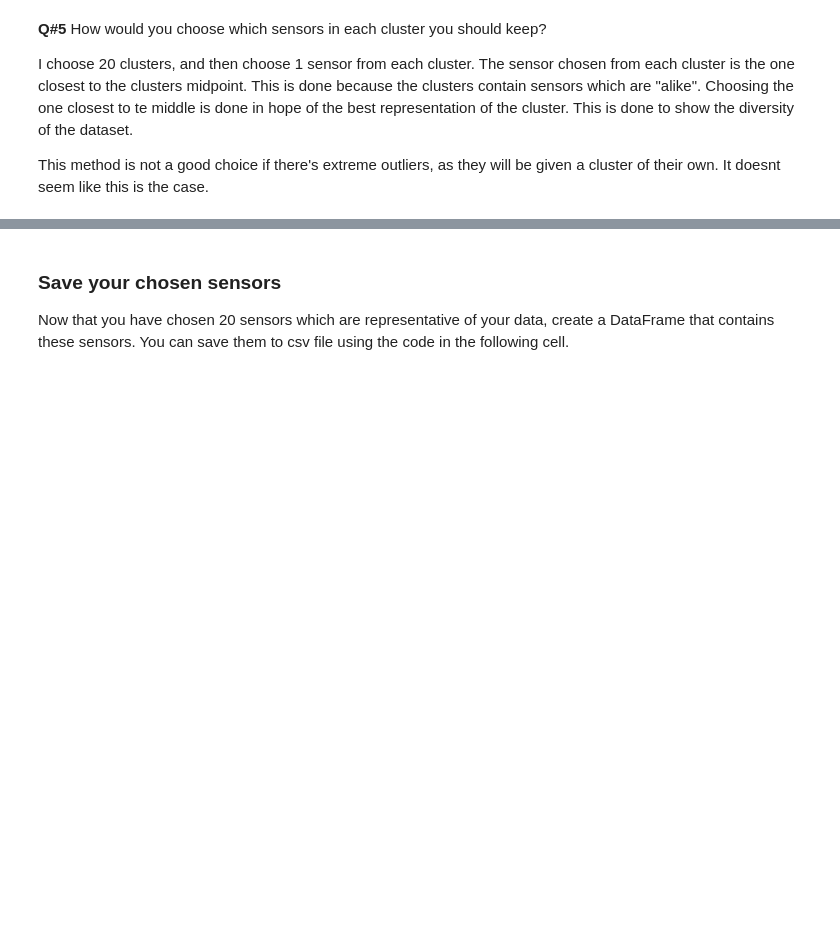
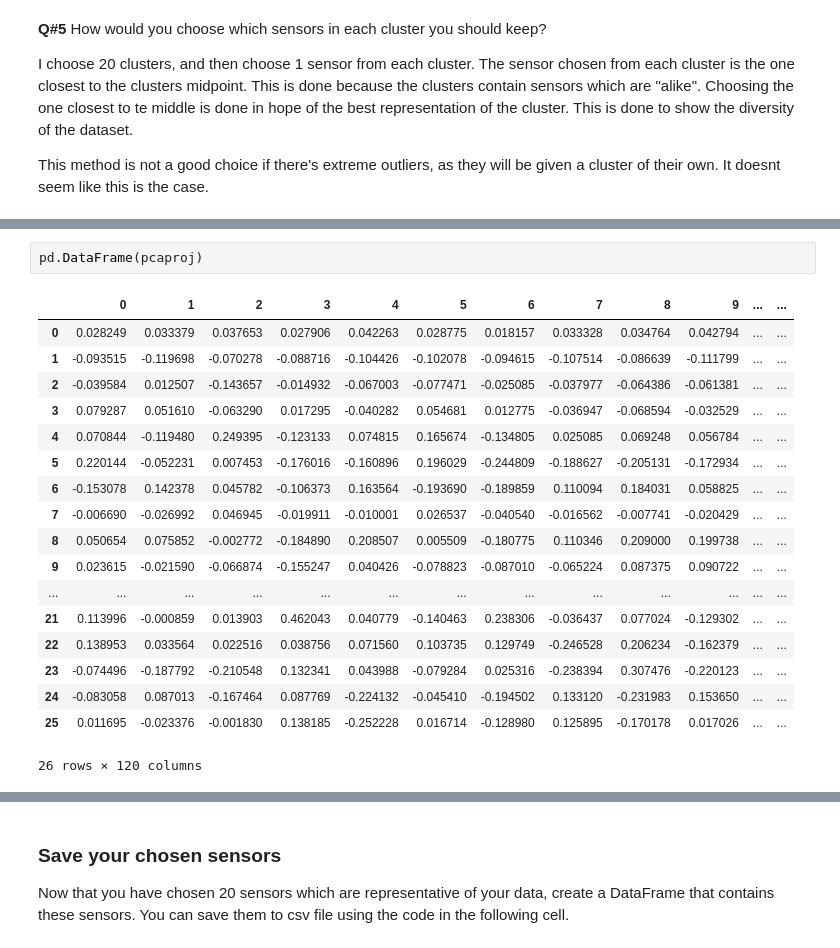
Before and after one commit to pmierzwa/intelligentSystemsDeliverable3, a Jupyter notebook: HI3_handl_and_expl.ipynb, the cells around one changed output, grey strips where cells are left out. Saved outputs shown, nothing was run; the diff lists cells and outputs as text; blank space fills up the shorter version.

```diff
--- a/HI3_handl_and_expl.ipynb
+++ b/HI3_handl_and_expl.ipynb
@@ -255,0 +220,21 @@ Name: Sensors, dtype: object
+# %%
+pd.DataFrame(pcaproj)
+# %% [output]
+|  | 0 | 1 | 2 | 3 | 4 | 5 | 6 | 7 | 8 | 9 | ... | ... |
+| 0 | 0.028249 | 0.033379 | 0.037653 | 0.027906 | 0.042263 | 0.028775 | 0.018157 | 0.033328 | 0.034764 | 0.042794 | ... | ... |
+| 1 | -0.093515 | -0.119698 | -0.070278 | -0.088716 | -0.104426 | -0.102078 | -0.094615 | -0.107514 | -0.086639 | -0.111799 | ... | ... |
+| 2 | -0.039584 | 0.012507 | -0.143657 | -0.014932 | -0.067003 | -0.077471 | -0.025085 | -0.037977 | -0.064386 | -0.061381 | ... | ... |
+| 3 | 0.079287 | 0.051610 | -0.063290 | 0.017295 | -0.040282 | 0.054681 | 0.012775 | -0.036947 | -0.068594 | -0.032529 | ... | ... |
+| 4 | 0.070844 | -0.119480 | 0.249395 | -0.123133 | 0.074815 | 0.165674 | -0.134805 | 0.025085 | 0.069248 | 0.056784 | ... | ... |
+| 5 | 0.220144 | -0.052231 | 0.007453 | -0.176016 | -0.160896 | 0.196029 | -0.244809 | -0.188627 | -0.205131 | -0.172934 | ... | ... |
+| 6 | -0.153078 | 0.142378 | 0.045782 | -0.106373 | 0.163564 | -0.193690 | -0.189859 | 0.110094 | 0.184031 | 0.058825 | ... | ... |
+| 7 | -0.006690 | -0.026992 | 0.046945 | -0.019911 | -0.010001 | 0.026537 | -0.040540 | -0.016562 | -0.007741 | -0.020429 | ... | ... |
+| 8 | 0.050654 | 0.075852 | -0.002772 | -0.184890 | 0.208507 | 0.005509 | -0.180775 | 0.110346 | 0.209000 | 0.199738 | ... | ... |
+| 9 | 0.023615 | -0.021590 | -0.066874 | -0.155247 | 0.040426 | -0.078823 | -0.087010 | -0.065224 | 0.087375 | 0.090722 | ... | ... |
+| ... | ... | ... | ... | ... | ... | ... | ... | ... | ... | ... | ... | ... |
+| 21 | 0.113996 | -0.000859 | 0.013903 | 0.462043 | 0.040779 | -0.140463 | 0.238306 | -0.036437 | 0.077024 | -0.129302 | ... | ... |
+| 22 | 0.138953 | 0.033564 | 0.022516 | 0.038756 | 0.071560 | 0.103735 | 0.129749 | -0.246528 | 0.206234 | -0.162379 | ... | ... |
+| 23 | -0.074496 | -0.187792 | -0.210548 | 0.132341 | 0.043988 | -0.079284 | 0.025316 | -0.238394 | 0.307476 | -0.220123 | ... | ... |
+| 24 | -0.083058 | 0.087013 | -0.167464 | 0.087769 | -0.224132 | -0.045410 | -0.194502 | 0.133120 | -0.231983 | 0.153650 | ... | ... |
+| 25 | 0.011695 | -0.023376 | -0.001830 | 0.138185 | -0.252228 | 0.016714 | -0.128980 | 0.125895 | -0.170178 | 0.017026 | ... | ... |
+26 rows × 120 columns
```
Also changed, not shown: parts of 11 cells of this notebook.
